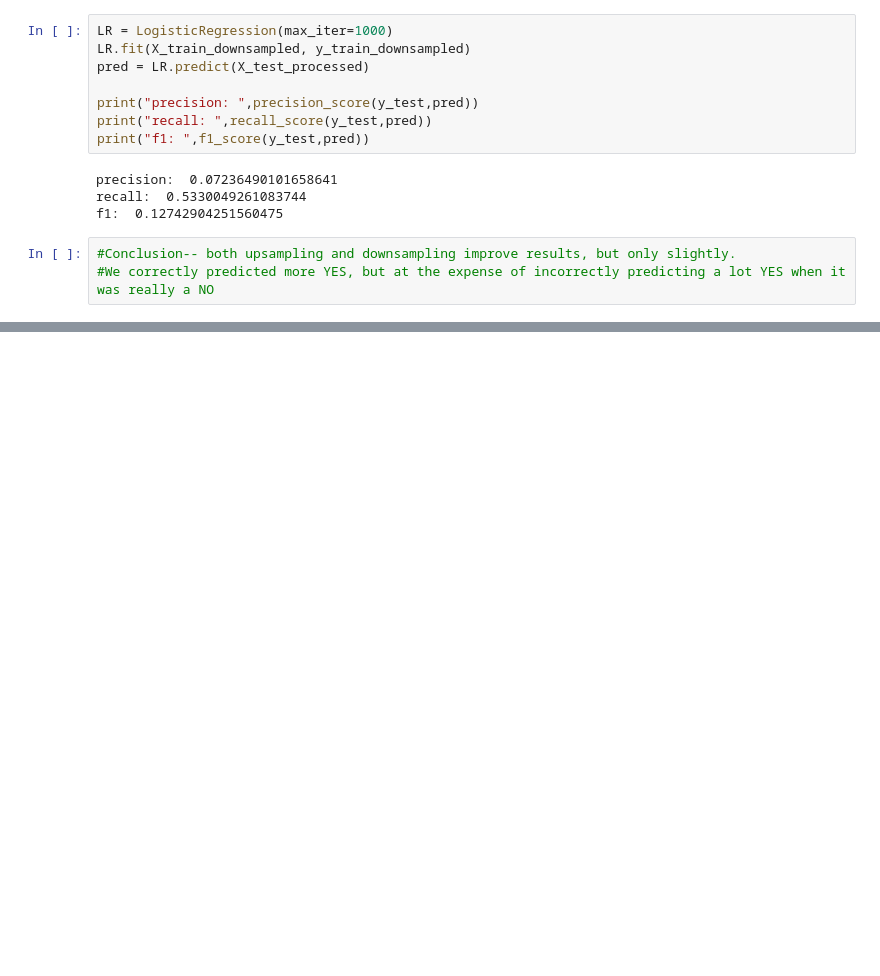
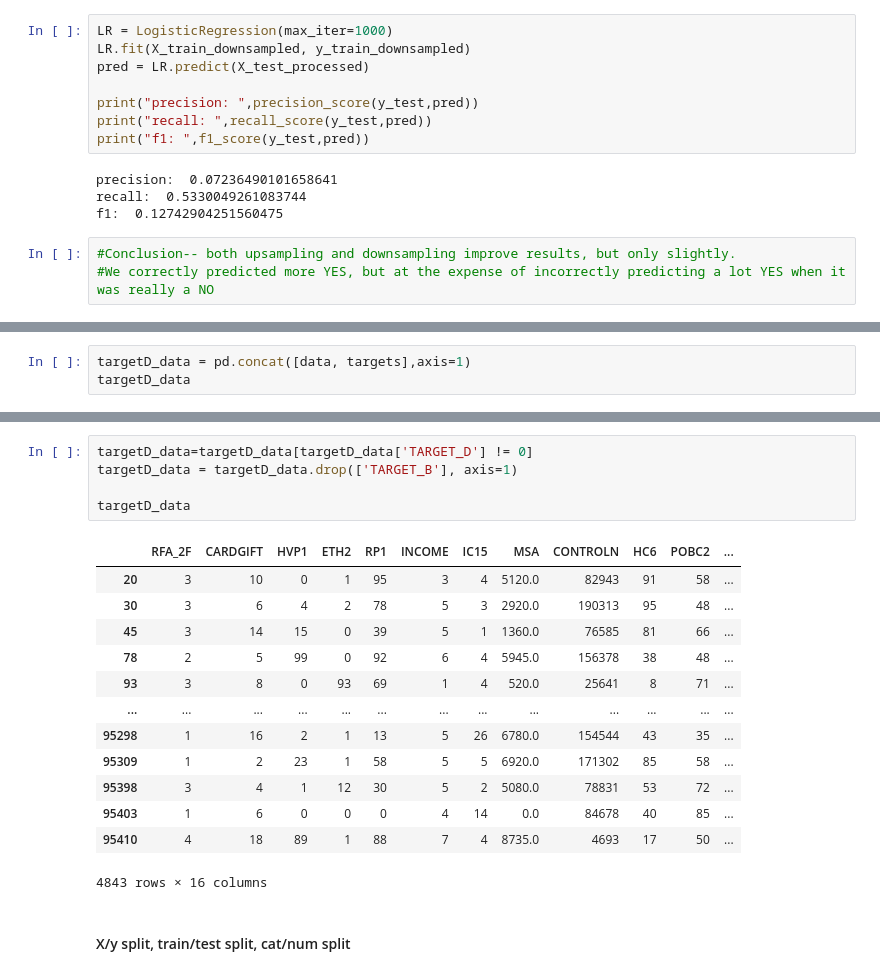
Before and after one commit to hollyjanedalton/lab-MORE-handling-data-imbalance-classification, a Jupyter notebook: Lab Handling Data Imbalance in Classification Models.ipynb, the cells around one changed output, grey strips where cells are left out. Drawn from its saved outputs; the diff is of its cells as text; blank space fills up the shorter version.

```diff
--- a/Lab Handling Data Imbalance in Classification Models.ipynb
+++ b/Lab Handling Data Imbalance in Classification Models.ipynb
@@ -1040,0 +1025,3 @@ Name: TARGET_D, Length: 95412, dtype: float64
+# %%
+targetD_data = pd.concat([data, targets],axis=1)
+targetD_data
@@ -1040,0 +1042,21 @@ Name: TARGET_D, Length: 95412, dtype: float64
+# %%
+targetD_data=targetD_data[targetD_data['TARGET_D'] != 0]
+targetD_data = targetD_data.drop(['TARGET_B'], axis=1)
+
+targetD_data
+# %% [output]
+|  | RFA_2F | CARDGIFT | HVP1 | ETH2 | RP1 | INCOME | IC15 | MSA | CONTROLN | HC6 | POBC2 | ... |
+| 20 | 3 | 10 | 0 | 1 | 95 | 3 | 4 | 5120.0 | 82943 | 91 | 58 | ... |
+| 30 | 3 | 6 | 4 | 2 | 78 | 5 | 3 | 2920.0 | 190313 | 95 | 48 | ... |
+| 45 | 3 | 14 | 15 | 0 | 39 | 5 | 1 | 1360.0 | 76585 | 81 | 66 | ... |
+| 78 | 2 | 5 | 99 | 0 | 92 | 6 | 4 | 5945.0 | 156378 | 38 | 48 | ... |
+| 93 | 3 | 8 | 0 | 93 | 69 | 1 | 4 | 520.0 | 25641 | 8 | 71 | ... |
+| ... | ... | ... | ... | ... | ... | ... | ... | ... | ... | ... | ... | ... |
+| 95298 | 1 | 16 | 2 | 1 | 13 | 5 | 26 | 6780.0 | 154544 | 43 | 35 | ... |
+| 95309 | 1 | 2 | 23 | 1 | 58 | 5 | 5 | 6920.0 | 171302 | 85 | 58 | ... |
+| 95398 | 3 | 4 | 1 | 12 | 30 | 5 | 2 | 5080.0 | 78831 | 53 | 72 | ... |
+| 95403 | 1 | 6 | 0 | 0 | 0 | 4 | 14 | 0.0 | 84678 | 40 | 85 | ... |
+| 95410 | 4 | 18 | 89 | 1 | 88 | 7 | 4 | 8735.0 | 4693 | 17 | 50 | ... |
+4843 rows × 16 columns
+# %% [markdown]
+#### X/y split, train/test split, cat/num split
```
Also changed, not shown: parts of 55 cells of this notebook.
